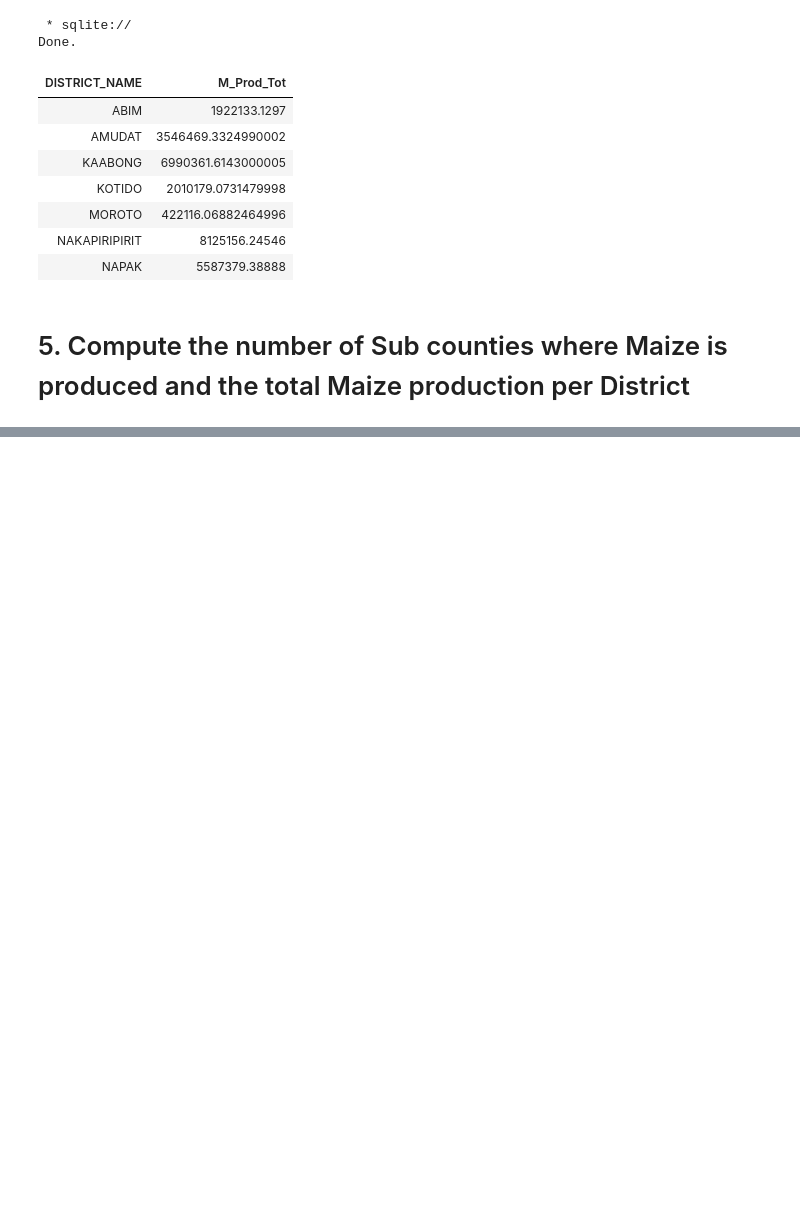
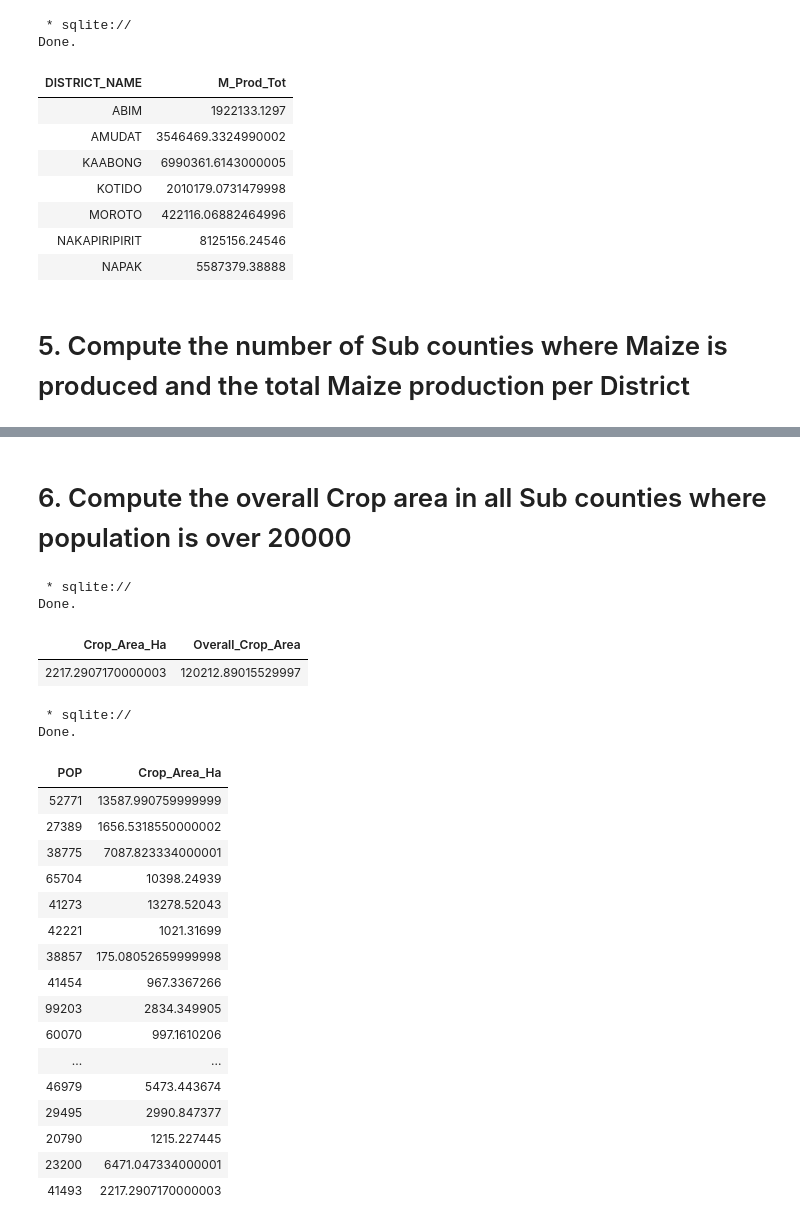
Before and after one commit to veronica1013/project_dsp, a Jupyter notebook: Moringa_Data_Science_Prep_W1_Independent_Project_2021_09_Veronica_Isiaho_SQL_Notebook.ipynb, the cells around one changed output, grey strips where cells are left out. Drawn from its saved outputs; the diff is of its cells as text; code cells hidden in the pictures; blank space fills up the shorter version.

```diff
--- a/Moringa_Data_Science_Prep_W1_Independent_Project_2021_09_Veronica_Isiaho_SQL_Notebook.ipynb
+++ b/Moringa_Data_Science_Prep_W1_Independent_Project_2021_09_Veronica_Isiaho_SQL_Notebook.ipynb
@@ -157,0 +170,41 @@ SELECT DISTRICT_NAME
+# %% [markdown]
+# 6. Compute the overall Crop area in all Sub counties where population is over 20000
+# %%
+%%sql
+SELECT Crop_Area_Ha, SUM(Crop_Area_Ha) as Overall_Crop_Area
+FROM Uganda
+WHERE POP IN (
+  SELECT POP
+  FROM Uganda
+  WHERE POP > 20000
+);
+# %% [output]
+ * sqlite://
+Done.
+| Crop_Area_Ha | Overall_Crop_Area |
+| 2217.2907170000003 | 120212.89015529997 |
+# %%
+%%sql
+SELECT POP, Crop_Area_Ha
+FROM Uganda
+WHERE POP > 20000;
+# %% [output]
+ * sqlite://
+Done.
+| POP | Crop_Area_Ha |
+| 52771 | 13587.990759999999 |
+| 27389 | 1656.5318550000002 |
+| 38775 | 7087.823334000001 |
+| 65704 | 10398.24939 |
+| 41273 | 13278.52043 |
+| 42221 | 1021.31699 |
+| 38857 | 175.08052659999998 |
+| 41454 | 967.3367266 |
+| 99203 | 2834.349905 |
+| 60070 | 997.1610206 |
+| ... | ... |
+| 46979 | 5473.443674 |
+| 29495 | 2990.847377 |
+| 20790 | 1215.227445 |
+| 23200 | 6471.047334000001 |
+| 41493 | 2217.2907170000003 |
```
Also changed, not shown: parts of 8 cells of this notebook.
